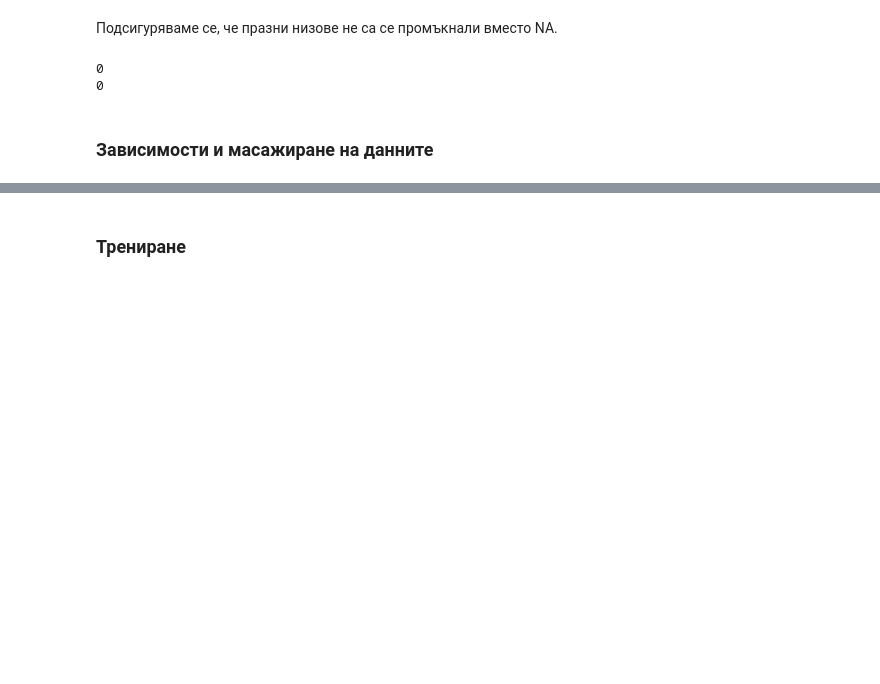
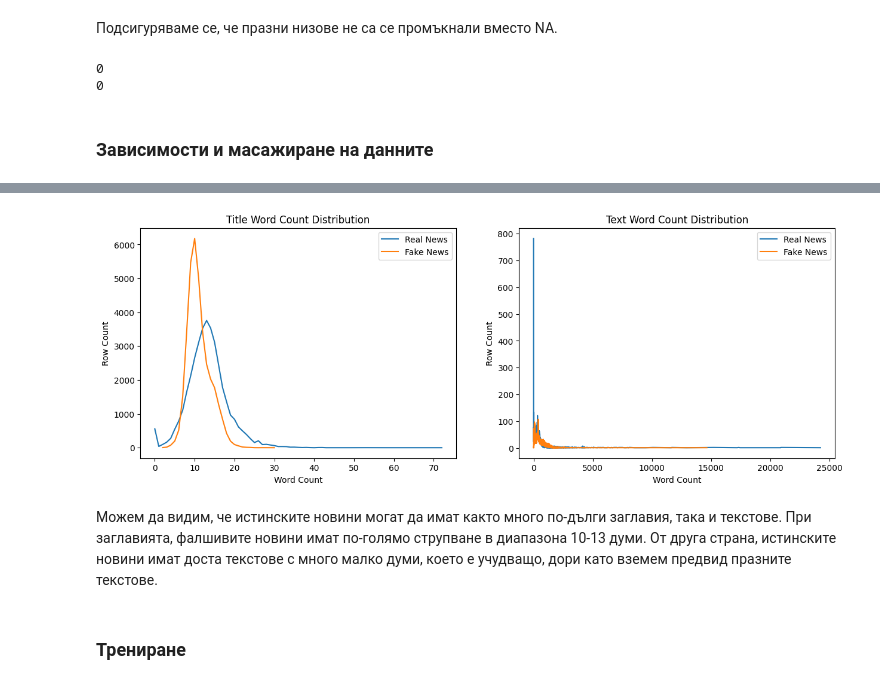
Before and after one commit to kirilyotov/ML-Fake_News, a Jupyter notebook: fake-news.ipynb, the cells around one changed output, grey strips where cells are left out. Drawn from its saved outputs; the diff is of its cells as text; code cells hidden in the pictures; blank space fills up the shorter version.

Commit message:
Explore word count distribution

```diff
--- a/fake-news.ipynb
+++ b/fake-news.ipynb
@@ -113,3 +124,10 @@ print(len(data[data['text'] == '']))
 0
 # %% [markdown]
 ### Зависимости и масажиране на данните
+# %%
+counted = data.copy()
+counted['title'].fillna('', inplace = True)
+counted['text'].fillna('', inplace = True)
+counted['title-word-count'] = counted['title'].apply(lambda x: len(x.split()))
+counted['text-word-count'] = counted['text'].apply(lambda x: len(x.split()))
+counted.describe()
@@ -116,3 +144,27 @@ print(len(data[data['text'] == '']))
+# %%
+counted_fake_news = counted[counted['label'] == 0]
+counted_real_news = counted[counted['label'] == 1]
+
+fig, ax = plt.subplots(1, 2)
+fig.set_figheight(5)
+fig.set_figwidth(15)
+counted_real_news['title-word-count'].value_counts().sort_index().plot(label = 'Real News', ax = ax[0])
+counted_fake_news['title-word-count'].value_counts().sort_index().plot(label = 'Fake News', ax = ax[0])
+counted_real_news['text-word-count'].value_counts().sort_index().plot(label = 'Real News', ax = ax[1])
+counted_fake_news['text-word-count'].value_counts().sort_index().plot(label = 'Fake News', ax = ax[1])
+ax[0].set_title('Title Word Count Distribution')
+ax[1].set_title('Text Word Count Distribution')
+ax[0].set_xlabel('Word Count')
+ax[1].set_xlabel('Word Count')
+ax[0].set_ylabel('Row Count')
+ax[1].set_ylabel('Row Count')
+ax[0].legend()
+ax[1].legend()
+plt.show()
+# %% [output]
+[figure, added]
+# %% [markdown]
+Можем да видим, че истинските новини могат да имат както много по-дълги заглавия, така и текстове. При заглавията, фалшивите новини имат по-голямо струпване в диапазона 10-13 думи. От друга страна, истинските новини имат доста текстове с много малко думи, което е учудващо, дори като вземем предвид празните текстове.
 # %% [markdown]
 ### Трениране
 # %%
```
Also changed, not shown: parts of 5 cells of this notebook.
